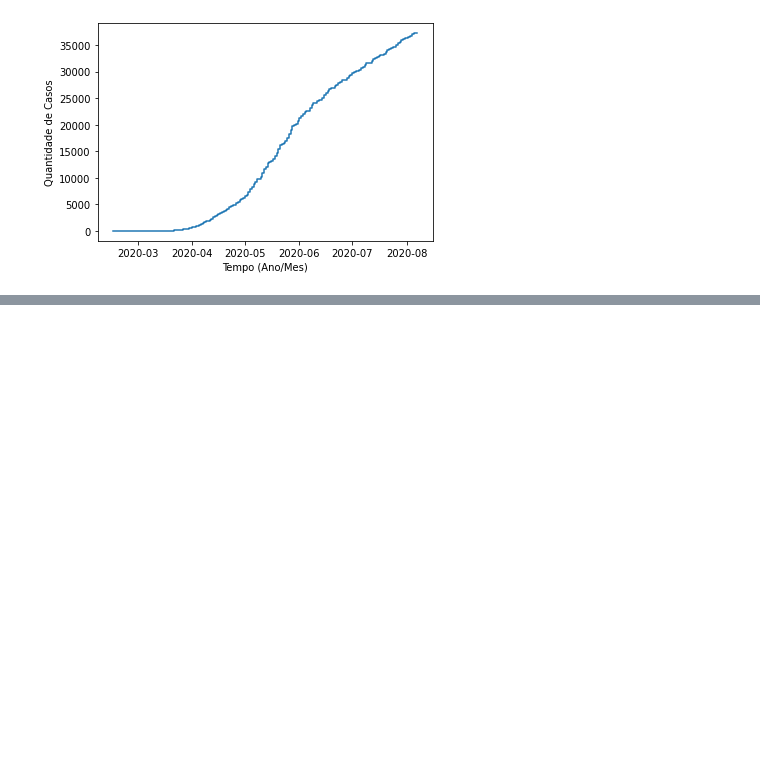
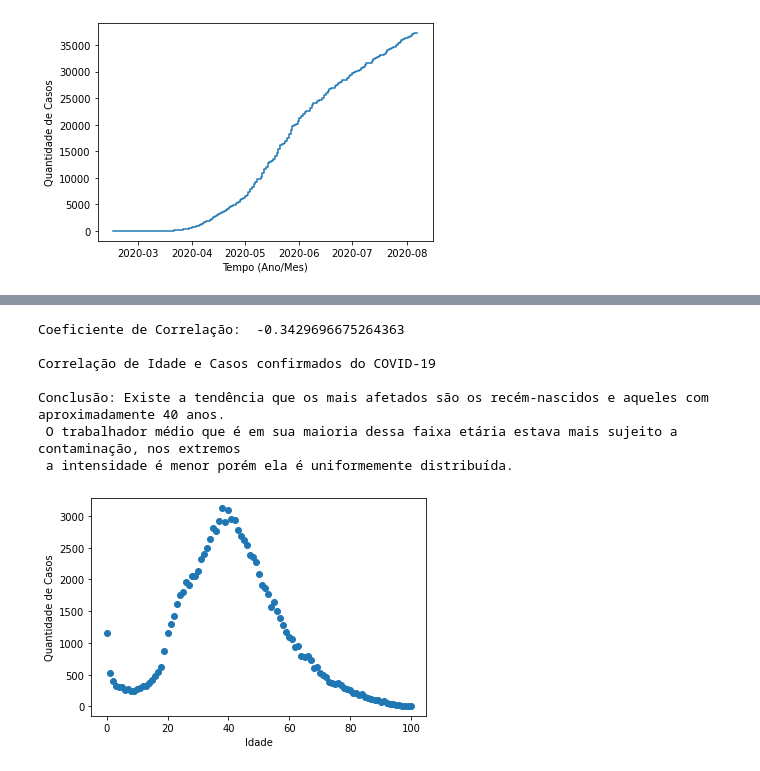
Before and after one commit to levidasilvalima/RNA-PP1, a Jupyter notebook: RedesNeuraisArtificiais_Projeto1.ipynb, the cells around one changed output, grey strips where cells are left out. Saved outputs shown, nothing was run; the diff lists cells and outputs as text; code cells hidden in the pictures; blank space fills up the shorter version.

```diff
--- a/RedesNeuraisArtificiais_Projeto1.ipynb
+++ b/RedesNeuraisArtificiais_Projeto1.ipynb
@@ -382,0 +383,37 @@ Gráfico de linha do desenvolvimento acumulativo do COVID-19
+# %%
+#dados = df.sort_values(by="_idade", ascending=True)                   #Sort nos valores
+dados = dadosCorrelacao.sort_values(by="_idade", ascending=True)       #sort em TODOS os dados
+#print(dados)
+dados = dados.dropna(subset=['_idade','_classificacao'])              #Dropar os nulos nos interessados
+#dados = dados.drop(dados[dados._classificacao != "Confirmado"].index) #Dropar aqueles que não estejam confirmados
+dados = dados.drop(dados[dados._idade > 100].index)                   #Dropar aqueles maiores de 100 anos
+VetorIdades = dados['_idade']                                         #Ficar apenas com a coluna de idade
+
+VetorQuantidade = VetorIdades.groupby(VetorIdades).size()             #Agrupar a coluna de idade
+
+plt.ylabel('Quantidade de Casos')
+plt.xlabel('Idade')
+plt.scatter(VetorQuantidade.index, VetorQuantidade) # Idade e quantidade dentro dele
+#plt.savefig(dpi=300, fname='distribuicaoPorIdade', fomat='png')
+
+ps1 = pd.Series(VetorQuantidade)
+ps2 = pd.Series(VetorQuantidade.index)
+
+Correlacao = ps1.corr(ps2, method='pearson')
+
+print("Coeficiente de Correlação: ", Correlacao, "\n")
+
+print("Correlação de Idade e Casos confirmados do COVID-19 \n")
+
+print("Conclusão: Existe a tendência que os mais afetados são os recém-nascidos e aqueles com aproximadamente 40 anos. \n",
+      "O trabalhador médio que é em sua maioria dessa faixa etária estava mais sujeito a contaminação, nos extremos \n",
+      "a intensidade é menor porém ela é uniformemente distribuída.")
+# %% [output]
+Coeficiente de Correlação:  -0.3429696675264363
+
+Correlação de Idade e Casos confirmados do COVID-19
+
+Conclusão: Existe a tendência que os mais afetados são os recém-nascidos e aqueles com aproximadamente 40 anos.
+ O trabalhador médio que é em sua maioria dessa faixa etária estava mais sujeito a contaminação, nos extremos
+ a intensidade é menor porém ela é uniformemente distribuída.
+[figure, added]
```
Also changed, not shown: parts of 4 cells of this notebook.
